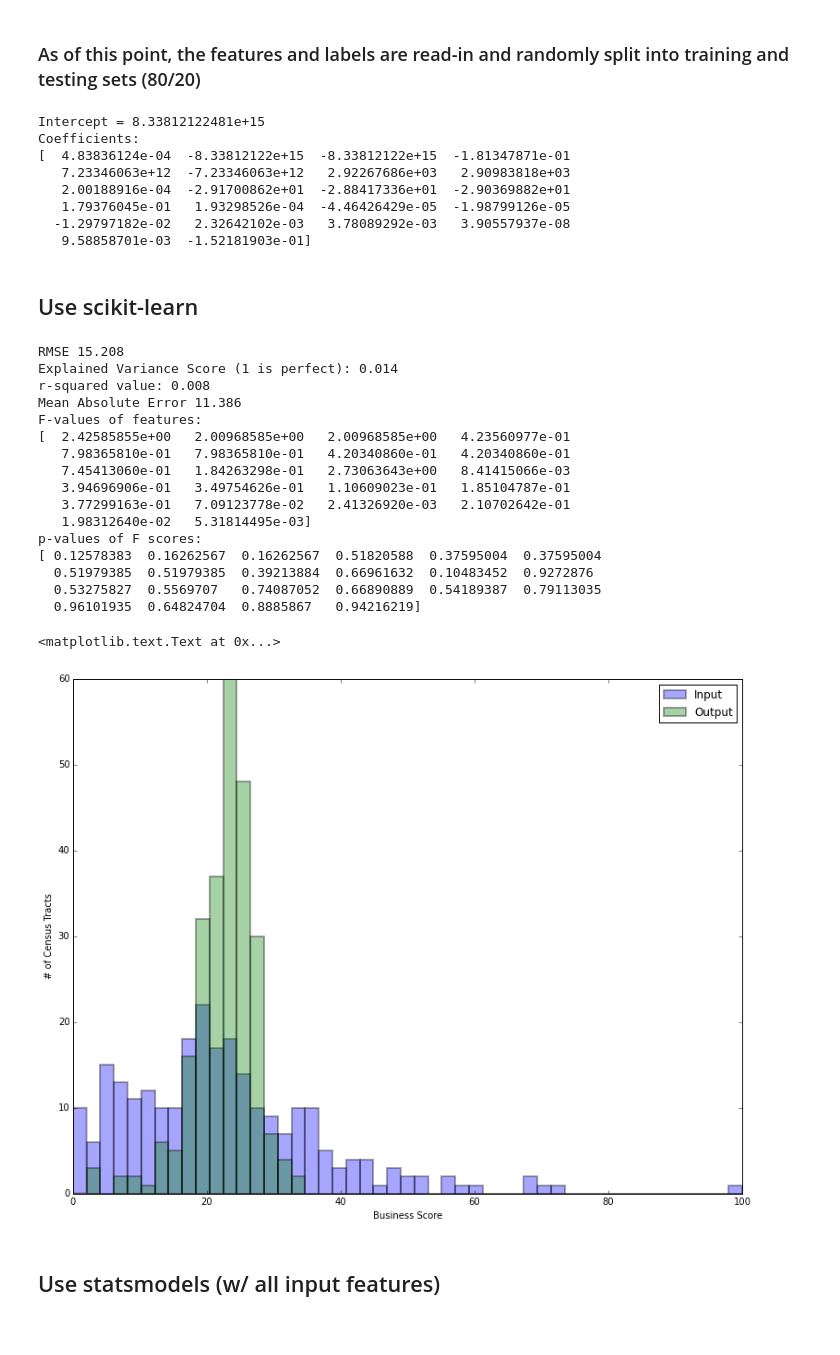
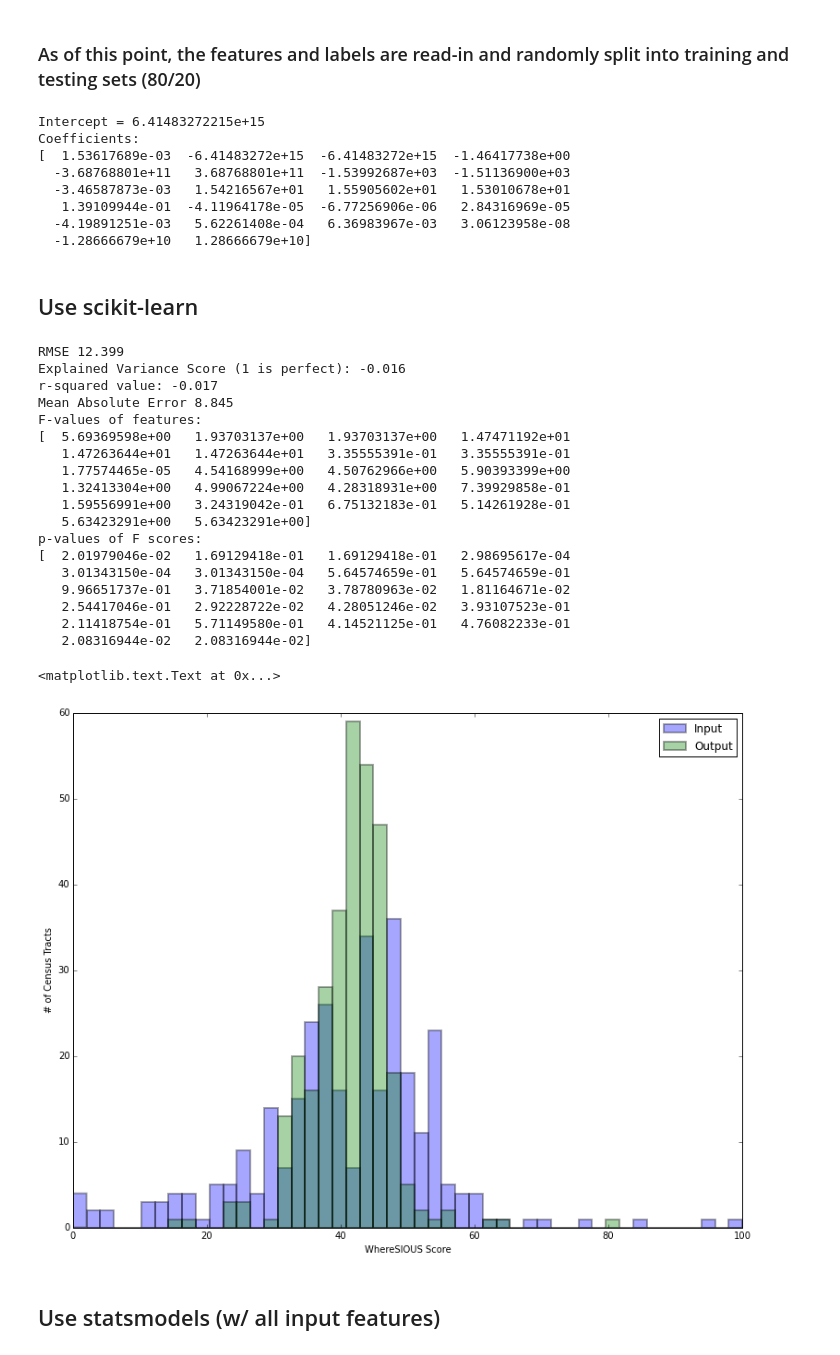
Before and after one commit to jmsilverman/insight_project, a Jupyter notebook: lin_reg_training.ipynb, the cells around one changed output. Saved outputs shown, nothing was run; the diff lists cells and outputs as text; code cells hidden in the pictures.

```diff
--- a/lin_reg_training.ipynb
+++ b/lin_reg_training.ipynb
@@ -20,7 +20,7 @@ scaled = False
 # %%
 # define extra bit for filenames, in case of only using one NAICS code
 extras = ['all','44','45','56','62']
-i = 1
+i = 0
 extra = '_'+extras[i]
 # %%
 # read in labeled examples (see build_features_labels.ipynb for more info)
@@ -125,14 +125,14 @@ print "Intercept = "+str(regr.intercept_)
 print "Coefficients:"
 print regr.coef_
 # %% [output]
-Intercept = 8.33812122481e+15
+Intercept = 6.41483272215e+15
 Coefficients:
-[  4.83836124e-04  -8.33812122e+15  -8.33812122e+15  -1.81347871e-01
-   7.23346063e+12  -7.23346063e+12   2.92267686e+03   2.90983818e+03
-   2.00188916e-04  -2.91700862e+01  -2.88417336e+01  -2.90369882e+01
-   1.79376045e-01   1.93298526e-04  -4.46426429e-05  -1.98799126e-05
-  -1.29797182e-02   2.32642102e-03   3.78089292e-03   3.90557937e-08
-   9.58858701e-03  -1.52181903e-01]
+[  1.53617689e-03  -6.41483272e+15  -6.41483272e+15  -1.46417738e+00
+  -3.68768801e+11   3.68768801e+11  -1.53992687e+03  -1.51136900e+03
+  -3.46587873e-03   1.54216567e+01   1.55905602e+01   1.53010678e+01
+   1.39109944e-01  -4.11964178e-05  -6.77256906e-06   2.84316969e-05
+  -4.19891251e-03   5.62261408e-04   6.36983967e-03   3.06123958e-08
+  -1.28666679e+10   1.28666679e+10]
 # %% [markdown]
 ## Use scikit-learn
 # %%
@@ -156,38 +156,40 @@ print f_p[0]
 print "p-values of F scores:"
 print f_p[1]
 # %% [output]
-RMSE 15.208
-Explained Variance Score (1 is perfect): 0.014
-r-squared value: 0.008
-Mean Absolute Error 11.386
+RMSE 12.399
+Explained Variance Score (1 is perfect): -0.016
+r-squared value: -0.017
+Mean Absolute Error 8.845
 F-values of features:
-[  2.42585855e+00   2.00968585e+00   2.00968585e+00   4.23560977e-01
-   7.98365810e-01   7.98365810e-01   4.20340860e-01   4.20340860e-01
-   7.45413060e-01   1.84263298e-01   2.73063643e+00   8.41415066e-03
-   3.94696906e-01   3.49754626e-01   1.10609023e-01   1.85104787e-01
-   3.77299163e-01   7.09123778e-02   2.41326920e-03   2.10702642e-01
-   1.98312640e-02   5.31814495e-03]
+[  5.69369598e+00   1.93703137e+00   1.93703137e+00   1.47471192e+01
+   1.47263644e+01   1.47263644e+01   3.35555391e-01   3.35555391e-01
+   1.77574465e-05   4.54168999e+00   4.50762966e+00   5.90393399e+00
+   1.32413304e+00   4.99067224e+00   4.28318931e+00   7.39929858e-01
+   1.59556991e+00   3.24319042e-01   6.75132183e-01   5.14261928e-01
+   5.63423291e+00   5.63423291e+00]
 p-values of F scores:
-[ 0.12578383  0.16262567  0.16262567  0.51820588  0.37595004  0.37595004
-  0.51979385  0.51979385  0.39213884  0.66961632  0.10483452  0.9272876
-  0.53275827  0.5569707   0.74087052  0.66890889  0.54189387  0.79113035
-  0.96101935  0.64824704  0.8885867   0.94216219]
+[  2.01979046e-02   1.69129418e-01   1.69129418e-01   2.98695617e-04
+   3.01343150e-04   3.01343150e-04   5.64574659e-01   5.64574659e-01
+   9.96651737e-01   3.71854001e-02   3.78780963e-02   1.81164671e-02
+   2.54417046e-01   2.92228722e-02   4.28051246e-02   3.93107523e-01
+   2.11418754e-01   5.71149580e-01   4.14521125e-01   4.76082233e-01
+   2.08316944e-02   2.08316944e-02]
 # %%
 # use coefficients to calculate score for each census tract
 scores = regr.predict(features)
 # make histogram of scores
 plt.figure(figsize=(13, 10))
 bin_width = 2
 bins = np.linspace(min(labels), max(labels), (max(labels)-min(labels))/bin_width)
 plt.hist(labels, bins, linewidth=2, alpha=0.35, label='Input');
 plt.hist(scores, bins, linewidth=2, alpha=0.35, label='Output');
 plt.xlim([min(labels),max(labels)])
 plt.legend(loc=0)
-plt.xlabel('Business Score')
+plt.xlabel('WhereSIOUS Score')
 plt.ylabel('# of Census Tracts')
 # %% [output]
 <matplotlib.text.Text at 0x...>
-[figure, old version]
+[figure, new version]
 # %% [markdown]
 ## Use statsmodels (w/ all input features)
 # %%
```
Also changed, not shown: parts of 22 cells of this notebook, 7 other files.
